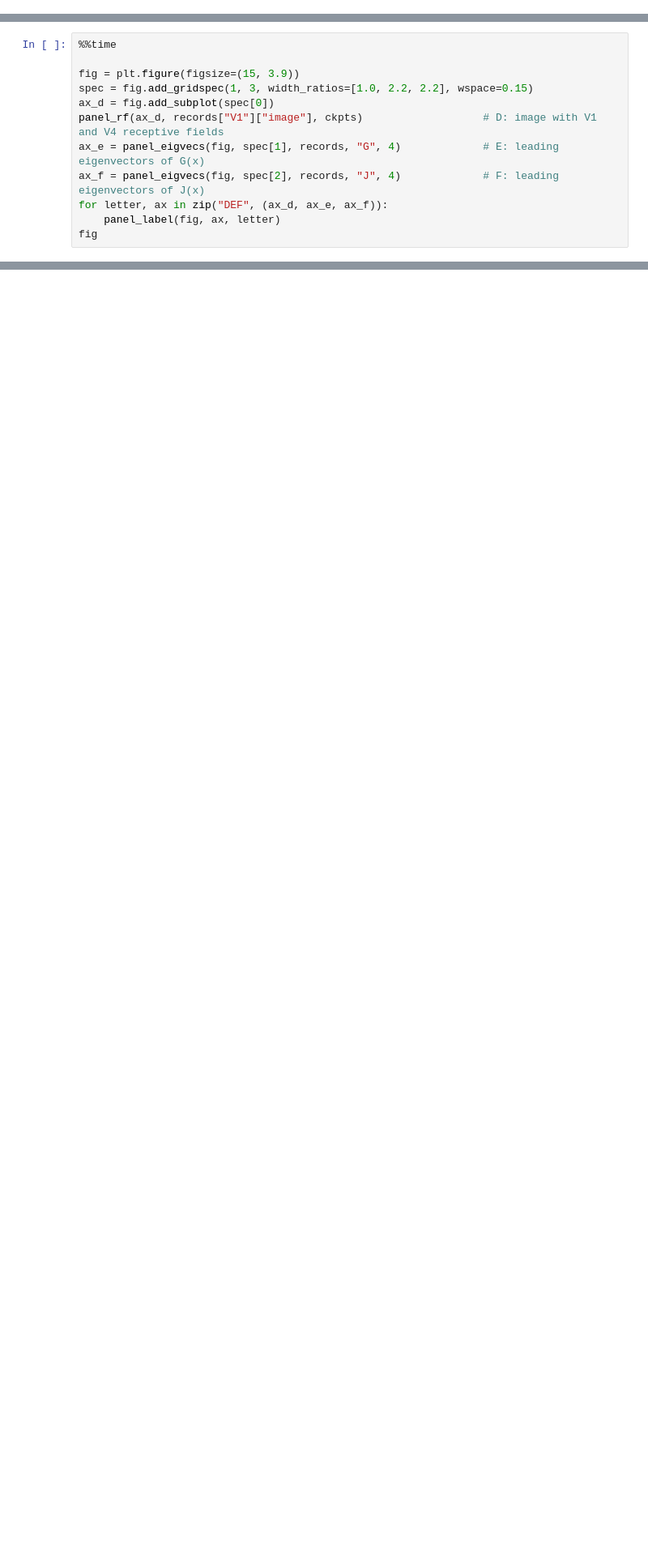
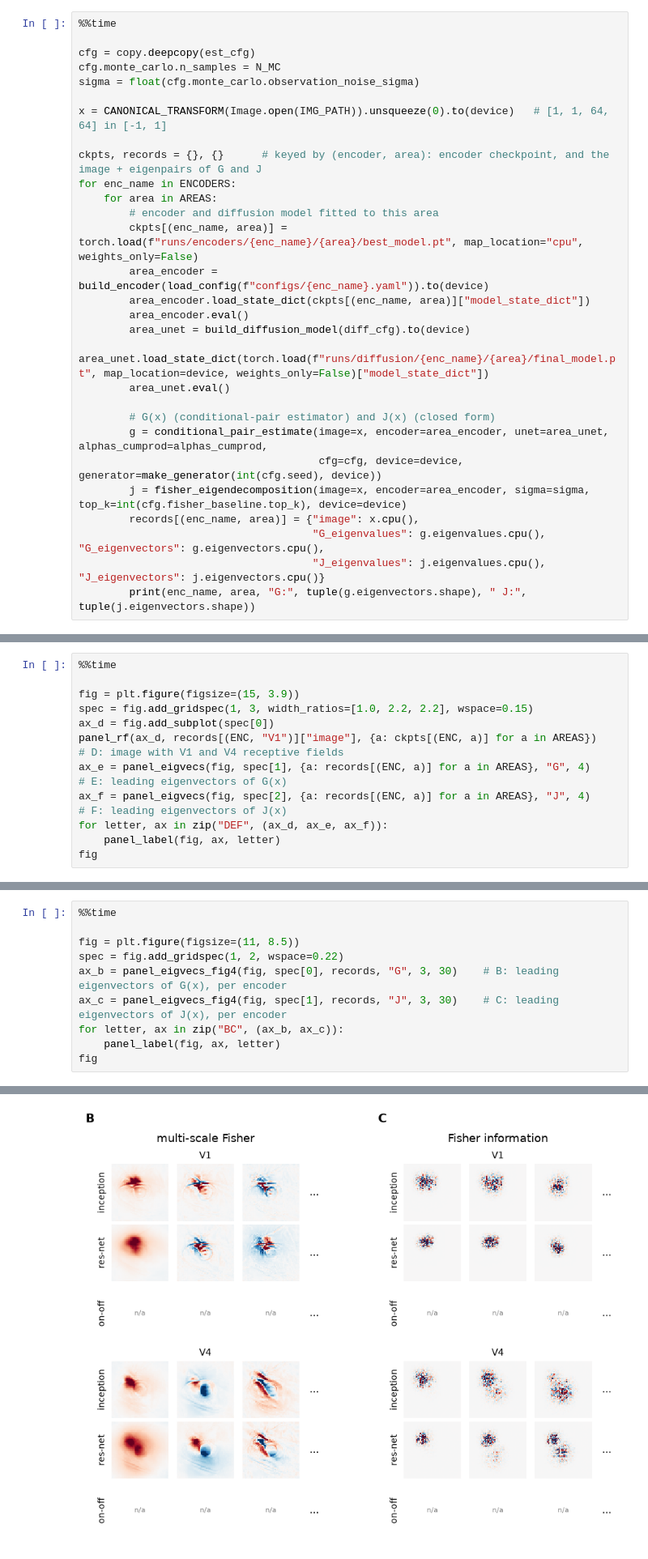
Before and after one commit to multigeom/multigeom, a Jupyter notebook: tutorials/demo_inference.ipynb, the cells around one changed output, grey strips where cells are left out. Shown at 81% size. Drawn from its saved outputs; the diff is of its cells as text; blank space fills up the shorter version.

Commit message:
add integration test for leading eigenvectors of G(x) and J(x) for resnet50

```diff
--- a/tutorials/demo_inference.ipynb
+++ b/tutorials/demo_inference.ipynb
@@ -226,0 +201,29 @@ Wall time: 6.8 s
+# %%
+%%time
+
+cfg = copy.deepcopy(est_cfg)
+cfg.monte_carlo.n_samples = N_MC
+sigma = float(cfg.monte_carlo.observation_noise_sigma)
+
+x = CANONICAL_TRANSFORM(Image.open(IMG_PATH)).unsqueeze(0).to(device)   # [1, 1, 64, 64] in [-1, 1]
+
+ckpts, records = {}, {}      # keyed by (encoder, area): encoder checkpoint, and the image + eigenpairs of G and J
+for enc_name in ENCODERS:
+    for area in AREAS:
+        # encoder and diffusion model fitted to this area
+        ckpts[(enc_name, area)] = torch.load(f"runs/encoders/{enc_name}/{area}/best_model.pt", map_location="cpu", weights_only=False)
+        area_encoder = build_encoder(load_config(f"configs/{enc_name}.yaml")).to(device)
+        area_encoder.load_state_dict(ckpts[(enc_name, area)]["model_state_dict"])
+        area_encoder.eval()
+        area_unet = build_diffusion_model(diff_cfg).to(device)
+        area_unet.load_state_dict(torch.load(f"runs/diffusion/{enc_name}/{area}/final_model.pt", map_location=device, weights_only=False)["model_state_dict"])
+        area_unet.eval()
+
+        # G(x) (conditional-pair estimator) and J(x) (closed form)
+        g = conditional_pair_estimate(image=x, encoder=area_encoder, unet=area_unet, alphas_cumprod=alphas_cumprod,
+                                      cfg=cfg, device=device, generator=make_generator(int(cfg.seed), device))
+        j = fisher_eigendecomposition(image=x, encoder=area_encoder, sigma=sigma, top_k=int(cfg.fisher_baseline.top_k), device=device)
+        records[(enc_name, area)] = {"image": x.cpu(),
+                                     "G_eigenvalues": g.eigenvalues.cpu(), "G_eigenvectors": g.eigenvectors.cpu(),
+                                     "J_eigenvalues": j.eigenvalues.cpu(), "J_eigenvectors": j.eigenvectors.cpu()}
+        print(enc_name, area, "G:", tuple(g.eigenvectors.shape), " J:", tuple(j.eigenvectors.shape))
@@ -235,9 +248,9 @@ Wall time: 6.8 s
 fig = plt.figure(figsize=(15, 3.9))
 spec = fig.add_gridspec(1, 3, width_ratios=[1.0, 2.2, 2.2], wspace=0.15)
 ax_d = fig.add_subplot(spec[0])
-panel_rf(ax_d, records["V1"]["image"], ckpts)                   # D: image with V1 and V4 receptive fields
-ax_e = panel_eigvecs(fig, spec[1], records, "G", 4)             # E: leading eigenvectors of G(x)
-ax_f = panel_eigvecs(fig, spec[2], records, "J", 4)             # F: leading eigenvectors of J(x)
+panel_rf(ax_d, records[(ENC, "V1")]["image"], {a: ckpts[(ENC, a)] for a in AREAS})                   # D: image with V1 and V4 receptive fields
+ax_e = panel_eigvecs(fig, spec[1], {a: records[(ENC, a)] for a in AREAS}, "G", 4)             # E: leading eigenvectors of G(x)
+ax_f = panel_eigvecs(fig, spec[2], {a: records[(ENC, a)] for a in AREAS}, "J", 4)             # F: leading eigenvectors of J(x)
 for letter, ax in zip("DEF", (ax_d, ax_e, ax_f)):
     panel_label(fig, ax, letter)
 fig
@@ -247,0 +268,11 @@ Wall time: 60.3 ms
+# %%
+%%time
+
+fig = plt.figure(figsize=(11, 8.5))
+spec = fig.add_gridspec(1, 2, wspace=0.22)
+ax_b = panel_eigvecs_fig4(fig, spec[0], records, "G", 3, 30)    # B: leading eigenvectors of G(x), per encoder
+ax_c = panel_eigvecs_fig4(fig, spec[1], records, "J", 3, 30)    # C: leading eigenvectors of J(x), per encoder
+for letter, ax in zip("BC", (ax_b, ax_c)):
+    panel_label(fig, ax, letter)
+fig
+# %% [output]
@@ -247,0 +281 @@ Wall time: 60.3 ms
+[figure, added]
```
Also changed, not shown: parts of 16 cells of this notebook, 9 other files.
